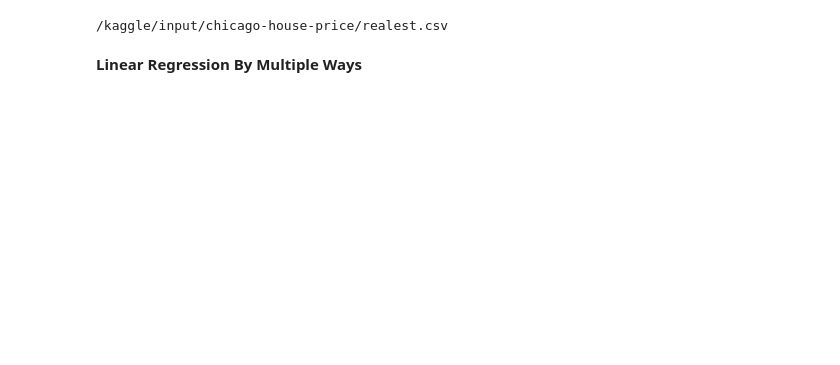
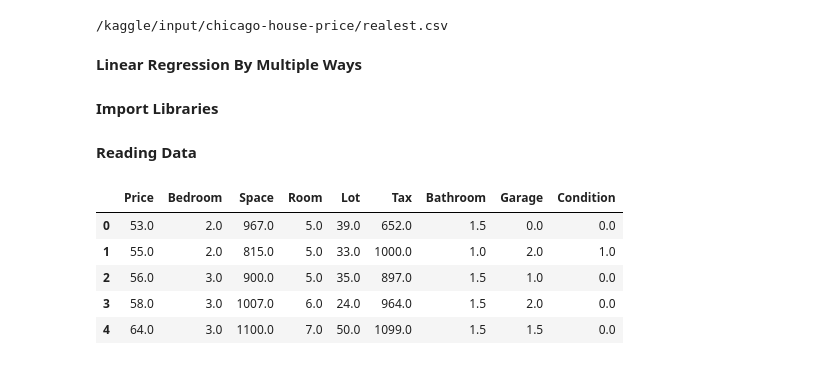
Before and after one commit to mahyar-moazezi/linear_regression_methods, a Jupyter notebook: chicago-house-price.ipynb, the cells around one changed output. Drawn from its saved outputs; the diff is of its cells as text; code cells hidden in the pictures; blank space fills up the shorter version.

```diff
--- a/chicago-house-price.ipynb
+++ b/chicago-house-price.ipynb
@@ -20,8 +20,22 @@ for dirname, _, filenames in os.walk('/kaggle/input'):
 /kaggle/input/chicago-house-price/realest.csv
 # %% [markdown]
 **Linear Regression By Multiple Ways**
+# %% [markdown]
+**Import Libraries**
 # %%
 import pandas as pd
 import numpy as np
 import matplotlib.pyplot as plt
 %matplotlib inline
+# %% [markdown]
+**Reading Data**
+# %%
+df = pd.read_csv("/kaggle/input/chicago-house-price/realest.csv")
+df.head()
+# %% [output]
+|  | Price | Bedroom | Space | Room | Lot | Tax | Bathroom | Garage | Condition |
+| 0 | 53.0 | 2.0 | 967.0 | 5.0 | 39.0 | 652.0 | 1.5 | 0.0 | 0.0 |
+| 1 | 55.0 | 2.0 | 815.0 | 5.0 | 33.0 | 1000.0 | 1.0 | 2.0 | 1.0 |
+| 2 | 56.0 | 3.0 | 900.0 | 5.0 | 35.0 | 897.0 | 1.5 | 1.0 | 0.0 |
+| 3 | 58.0 | 3.0 | 1007.0 | 6.0 | 24.0 | 964.0 | 1.5 | 2.0 | 0.0 |
+| 4 | 64.0 | 3.0 | 1100.0 | 7.0 | 50.0 | 1099.0 | 1.5 | 1.5 | 0.0 |
```
Also changed, not shown: parts of 10 cells of this notebook.
